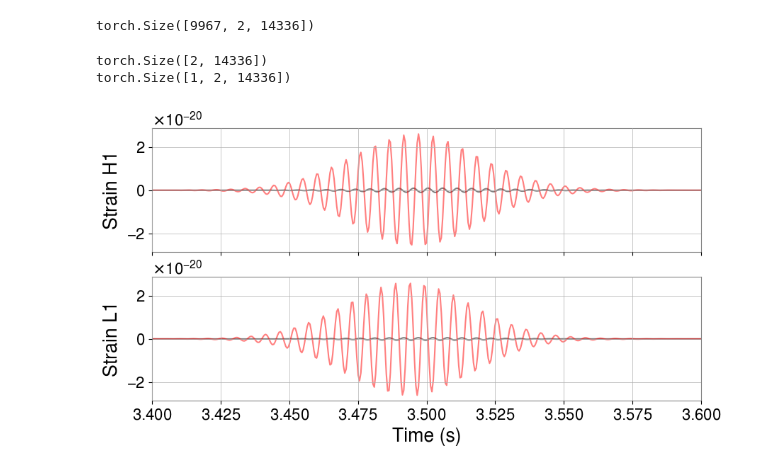
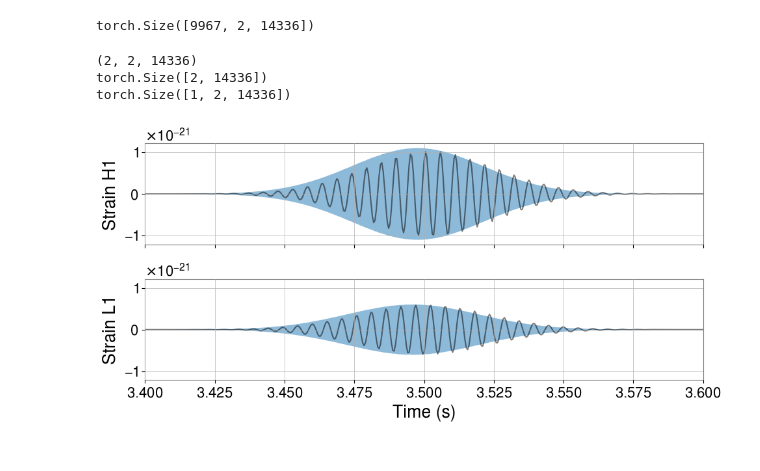
Before and after one commit to JackRedds/amplfi, a Jupyter notebook: notebooks/load_model.ipynb, the cells around one changed output. Drawn from its saved outputs; the diff is of its cells as text; code cells hidden in the pictures.

Commit message:
90 and 10 percentile

```diff
--- a/notebooks/load_model.ipynb
+++ b/notebooks/load_model.ipynb
@@ -272,23 +272,27 @@ print(waveforms_pred.shape)
 # %% [output]
 torch.Size([9967, 2, 14336])
 # %%
-mean_waveform_pred = waveforms_pred.sum(0)
+percentile_waveform_pred = np.percentile(waveforms_pred.cpu(), [5, 95], axis=0)
+print(percentile_waveform_pred.shape)
 print(mean_waveform_pred.shape)
 print(waveforms.shape)
 # %% [output]
+(2, 2, 14336)
 torch.Size([2, 14336])
 torch.Size([1, 2, 14336])
 # %%
 # time_shift = times - 0.033
 fig, ax = plt.subplots(2, sharex=True, sharey=True, figsize=(10, 5))
 ax[0].plot(times, waveforms[0, 0].cpu(), color='k', alpha=0.5)
-ax[0].plot(times, mean_waveform_pred[0].cpu (), color='r', alpha=0.5)
+ax[0].fill_between(times, percentile_waveform_pred[0, 0], percentile_waveform_pred[1, 0], alpha=0.5)
 ax[1].plot(times, waveforms[0, 1].cpu(), color='k', alpha=0.5)
-ax[1].plot(times, mean_waveform_pred[1].cpu(), color='r', alpha=0.5)
+ax[1].fill_between(times, percentile_waveform_pred[0, 1], percentile_waveform_pred[1, 1], alpha=0.5)
 ax[1].set_xlabel("Time (s)")
 ax[0].set_ylabel("Strain H1")
 ax[1].set_ylabel("Strain L1")
 ax[1].set_xlim(3.4, 3.6)
+plt.tight_layout()
+# plt.savefig("./images/sg_percentile.png")
 plt.show()
 # %% [output]
-[figure, old version]
+[figure, new version]
```
Also changed, not shown: parts of 4 cells of this notebook, 3 other files.
